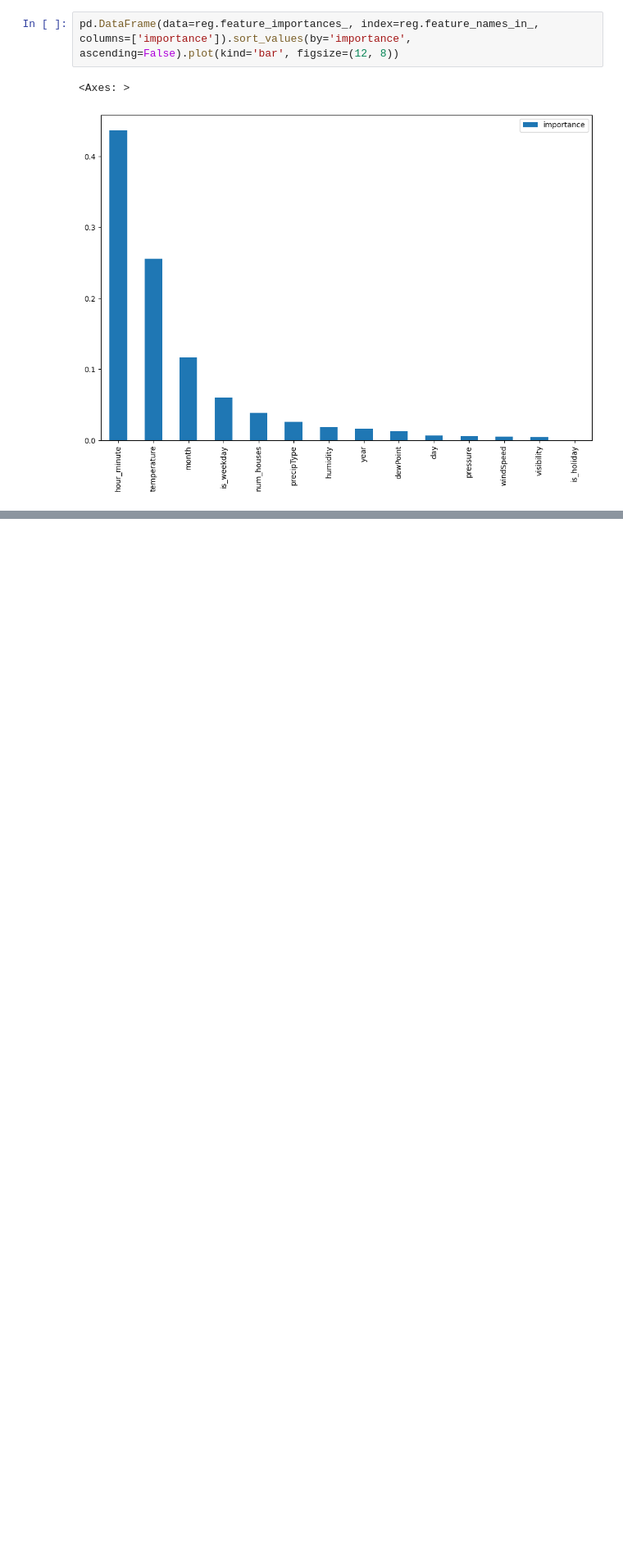
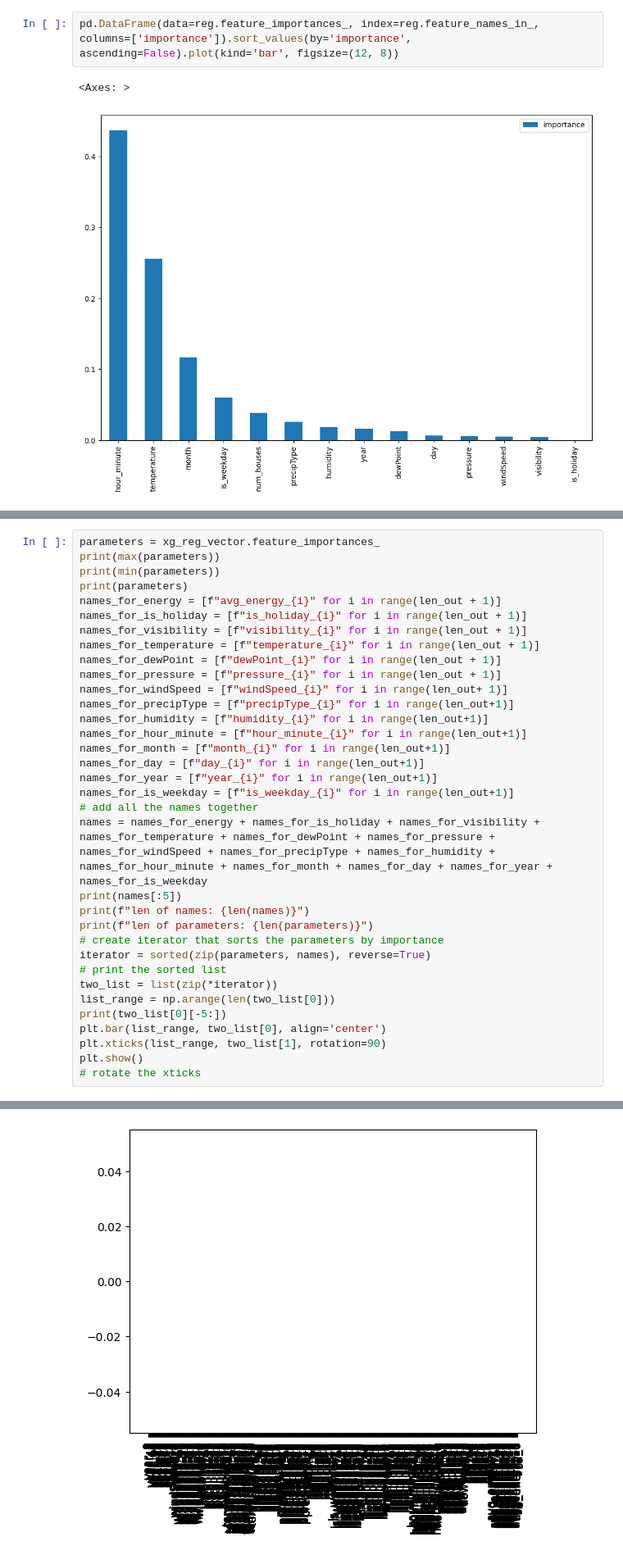
Before and after one commit to timdodge54/Power_Forecasting_With_DNN, a Jupyter notebook: src/XGboost_test.ipynb, the cells around one changed output, grey strips where cells are left out. Shown at 82% size. Cells and saved outputs as stored; diff of their text form; blank space fills up the shorter version.

```diff
--- a/src/XGboost_test.ipynb
+++ b/src/XGboost_test.ipynb
@@ -97,0 +216,35 @@ R^2:
+# %%
+parameters = xg_reg_vector.feature_importances_
+print(max(parameters))
+print(min(parameters))
+print(parameters)
+names_for_energy = [f"avg_energy_{i}" for i in range(len_out + 1)]
+names_for_is_holiday = [f"is_holiday_{i}" for i in range(len_out + 1)]
+names_for_visibility = [f"visibility_{i}" for i in range(len_out + 1)]
+names_for_temperature = [f"temperature_{i}" for i in range(len_out + 1)]
+names_for_dewPoint = [f"dewPoint_{i}" for i in range(len_out + 1)]
+names_for_pressure = [f"pressure_{i}" for i in range(len_out + 1)]
+names_for_windSpeed = [f"windSpeed_{i}" for i in range(len_out+ 1)]
+names_for_precipType = [f"precipType_{i}" for i in range(len_out+1)]
+names_for_humidity = [f"humidity_{i}" for i in range(len_out+1)]
+names_for_hour_minute = [f"hour_minute_{i}" for i in range(len_out+1)]
+names_for_month = [f"month_{i}" for i in range(len_out+1)]
+names_for_day = [f"day_{i}" for i in range(len_out+1)]
+names_for_year = [f"year_{i}" for i in range(len_out+1)]
+names_for_is_weekday = [f"is_weekday_{i}" for i in range(len_out+1)]
+# add all the names together
+names = names_for_energy + names_for_is_holiday + names_for_visibility + names_for_temperature + names_for_dewPoint + names_for_pressure + names_for_windSpeed + names_for_precipType + names_for_humidity + names_for_hour_minute + names_for_month + names_for_day + names_for_year + names_for_is_weekday
+print(names[:5])
+print(f"len of names: {len(names)}")
+print(f"len of parameters: {len(parameters)}")
+# create iterator that sorts the parameters by importance
+iterator = sorted(zip(parameters, names), reverse=True)
+# print the sorted list
+two_list = list(zip(*iterator))
+list_range = np.arange(len(two_list[0]))
+print(two_list[0][-5:])
+plt.bar(list_range, two_list[0], align='center')
+plt.xticks(list_range, two_list[1], rotation=90)
+plt.show()
+# rotate the xticks
+# %% [output]
@@ -97,0 +268 @@ R^2:
+[figure, added]
```
Also changed, not shown: parts of 8 cells of this notebook, 1 other file.
